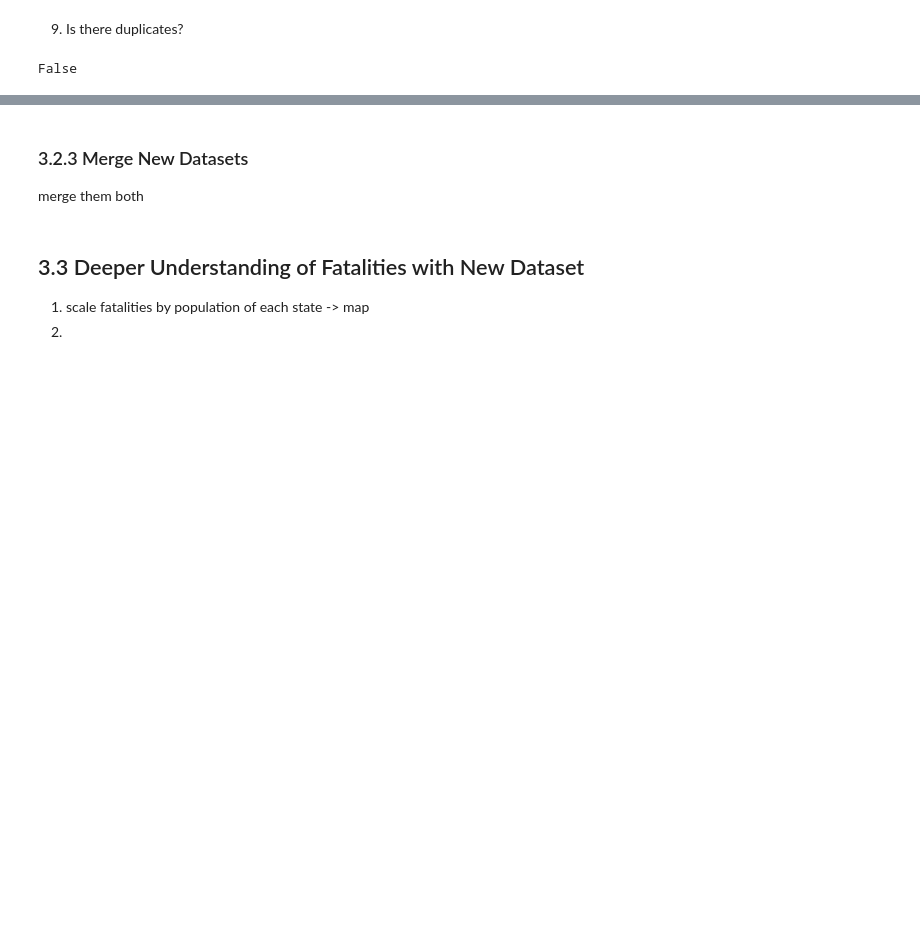
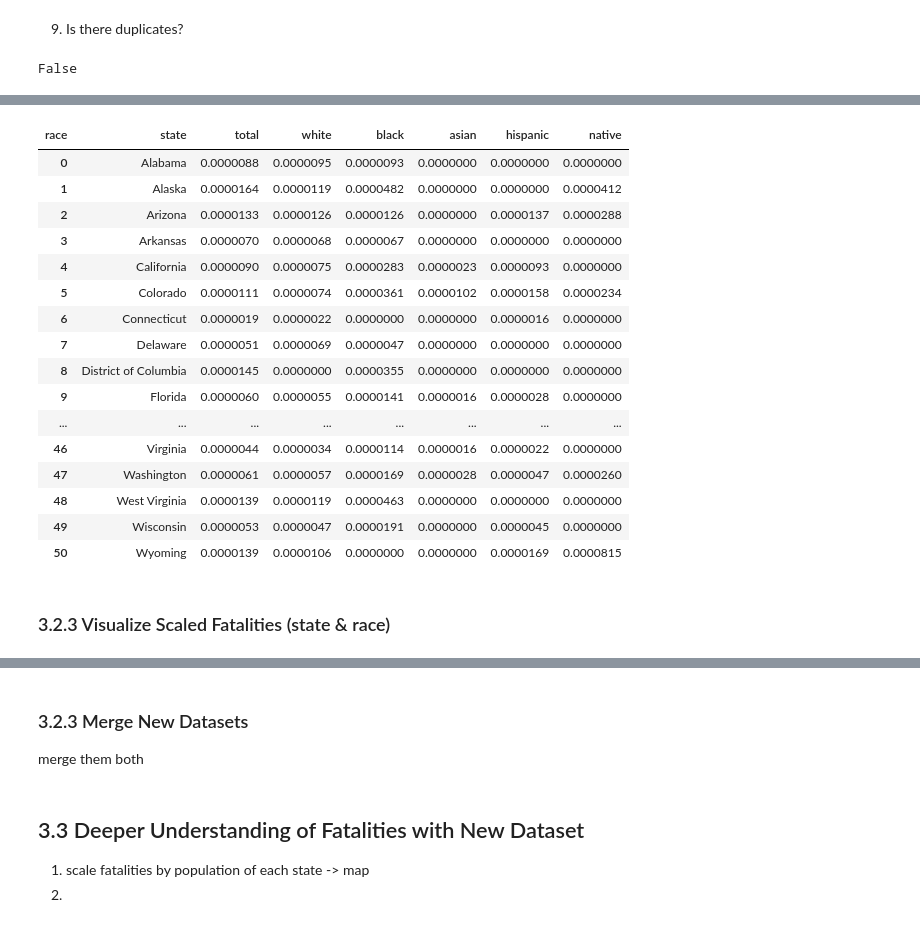
Before and after one commit to CelineChiLamNg/fatal_police_shootings, a Jupyter notebook: FatalPoliceShootings.ipynb, the cells around one changed output, grey strips where cells are left out. Drawn from its saved outputs; the diff is of its cells as text; code cells hidden in the pictures; blank space fills up the shorter version.

```diff
--- a/FatalPoliceShootings.ipynb
+++ b/FatalPoliceShootings.ipynb
@@ -852,4 +850,4 @@ dtype: object
 # %%
 p5["native"] = p5[["native1", "native2"]].sum(axis=1)
 p5 = p5.drop(columns=["native1", "native2"])
-p5.head(5)
+p5 = p5.sort_values(by="state").reset_index(drop=True)
@@ -953,0 +986,30 @@ state_plot_data["death_count"] = state_plot_data["death_count"]
+# %%
+p5 = p5.set_index("state")
+pivot = pivot.set_index("state")
+common_columns = p5.columns.intersection(pivot.columns)
+shootings_scaled_by_population = pivot[common_columns].div(p5[common_columns])
+shootings_scaled_by_population = shootings_scaled_by_population.reset_index()
+shootings_scaled_by_population = shootings_scaled_by_population.round(7)
+pd.set_option("display.float_format", lambda x: "{:.7f}".format(x))
+
+shootings_scaled_by_population
+# %% [output]
+| race | state | total | white | black | asian | hispanic | native |
+| 0 | Alabama | 0.0000088 | 0.0000095 | 0.0000093 | 0.0000000 | 0.0000000 | 0.0000000 |
+| 1 | Alaska | 0.0000164 | 0.0000119 | 0.0000482 | 0.0000000 | 0.0000000 | 0.0000412 |
+| 2 | Arizona | 0.0000133 | 0.0000126 | 0.0000126 | 0.0000000 | 0.0000137 | 0.0000288 |
+| 3 | Arkansas | 0.0000070 | 0.0000068 | 0.0000067 | 0.0000000 | 0.0000000 | 0.0000000 |
+| 4 | California | 0.0000090 | 0.0000075 | 0.0000283 | 0.0000023 | 0.0000093 | 0.0000000 |
+| 5 | Colorado | 0.0000111 | 0.0000074 | 0.0000361 | 0.0000102 | 0.0000158 | 0.0000234 |
+| 6 | Connecticut | 0.0000019 | 0.0000022 | 0.0000000 | 0.0000000 | 0.0000016 | 0.0000000 |
+| 7 | Delaware | 0.0000051 | 0.0000069 | 0.0000047 | 0.0000000 | 0.0000000 | 0.0000000 |
+| 8 | District of Columbia | 0.0000145 | 0.0000000 | 0.0000355 | 0.0000000 | 0.0000000 | 0.0000000 |
+| 9 | Florida | 0.0000060 | 0.0000055 | 0.0000141 | 0.0000016 | 0.0000028 | 0.0000000 |
+| ... | ... | ... | ... | ... | ... | ... | ... |
+| 46 | Virginia | 0.0000044 | 0.0000034 | 0.0000114 | 0.0000016 | 0.0000022 | 0.0000000 |
+| 47 | Washington | 0.0000061 | 0.0000057 | 0.0000169 | 0.0000028 | 0.0000047 | 0.0000260 |
+| 48 | West Virginia | 0.0000139 | 0.0000119 | 0.0000463 | 0.0000000 | 0.0000000 | 0.0000000 |
+| 49 | Wisconsin | 0.0000053 | 0.0000047 | 0.0000191 | 0.0000000 | 0.0000045 | 0.0000000 |
+| 50 | Wyoming | 0.0000139 | 0.0000106 | 0.0000000 | 0.0000000 | 0.0000169 | 0.0000815 |
+# %% [markdown]
+### 3.2.3 Visualize Scaled Fatalities (state & race)
```
Also changed, not shown: parts of 25 cells of this notebook, 1 other file.
